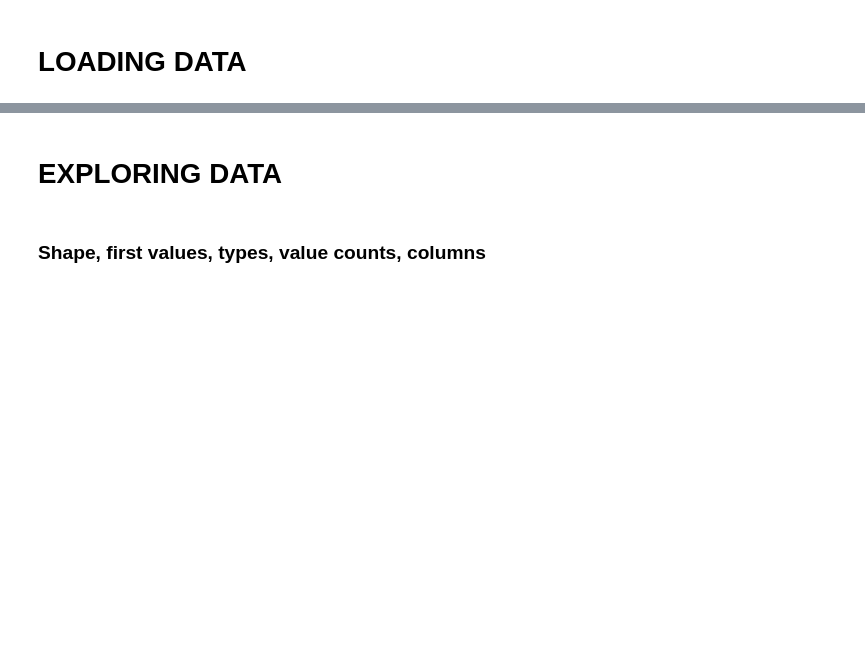
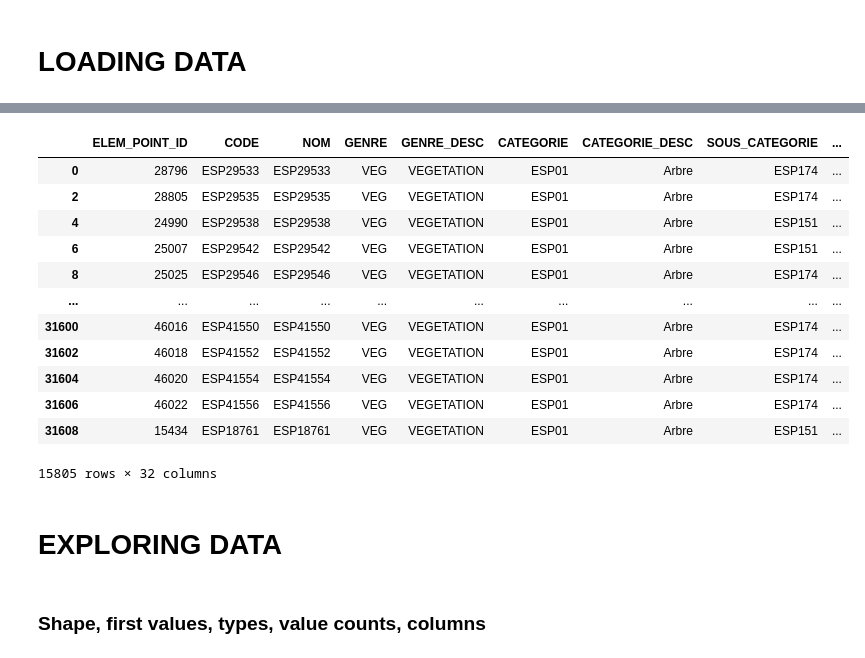
Before and after one commit to FernandoDanielArroyo/ML1, a Jupyter notebook: ML1_01.ipynb, the cells around one changed output, grey strips where cells are left out. Cells and saved outputs as stored; diff of their text form; code cells hidden in the pictures; blank space fills up the shorter version.

```diff
--- a/ML1_01.ipynb
+++ b/ML1_01.ipynb
@@ -13,3 +29,19 @@ df_trees = df_trees_origin.copy()
+# %%
+df_trees.iloc[::2]
+# %% [output]
+|  | ELEM_POINT_ID | CODE | NOM | GENRE | GENRE_DESC | CATEGORIE | CATEGORIE_DESC | SOUS_CATEGORIE | ... |
+| 0 | 28796 | ESP29533 | ESP29533 | VEG | VEGETATION | ESP01 | Arbre | ESP174 | ... |
+| 2 | 28805 | ESP29535 | ESP29535 | VEG | VEGETATION | ESP01 | Arbre | ESP174 | ... |
+| 4 | 24990 | ESP29538 | ESP29538 | VEG | VEGETATION | ESP01 | Arbre | ESP151 | ... |
+| 6 | 25007 | ESP29542 | ESP29542 | VEG | VEGETATION | ESP01 | Arbre | ESP151 | ... |
+| 8 | 25025 | ESP29546 | ESP29546 | VEG | VEGETATION | ESP01 | Arbre | ESP174 | ... |
+| ... | ... | ... | ... | ... | ... | ... | ... | ... | ... |
+| 31600 | 46016 | ESP41550 | ESP41550 | VEG | VEGETATION | ESP01 | Arbre | ESP174 | ... |
+| 31602 | 46018 | ESP41552 | ESP41552 | VEG | VEGETATION | ESP01 | Arbre | ESP174 | ... |
+| 31604 | 46020 | ESP41554 | ESP41554 | VEG | VEGETATION | ESP01 | Arbre | ESP174 | ... |
+| 31606 | 46022 | ESP41556 | ESP41556 | VEG | VEGETATION | ESP01 | Arbre | ESP174 | ... |
+| 31608 | 15434 | ESP18761 | ESP18761 | VEG | VEGETATION | ESP01 | Arbre | ESP151 | ... |
+15805 rows × 32 columns
 # %%
 # displaying more columns and rows
 pd.set_option('display.max_row', 150)
```
Also changed, not shown: parts of 1 cell of this notebook.
